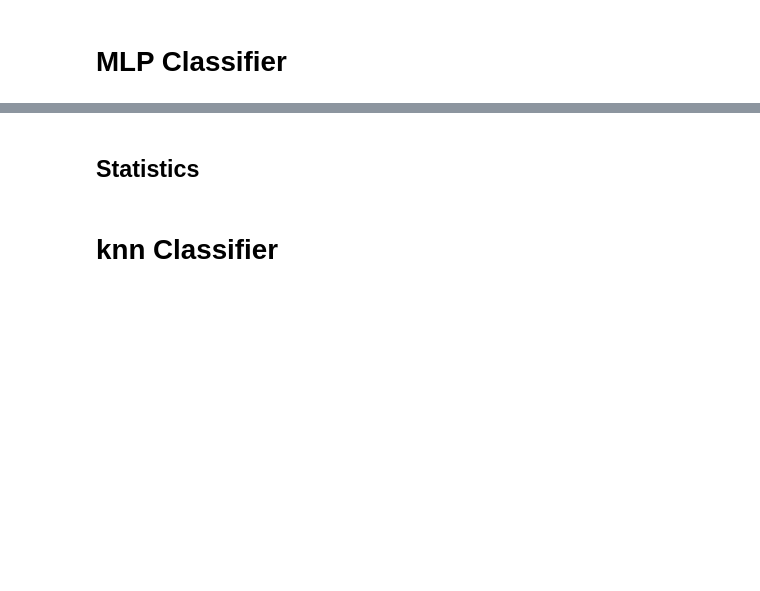
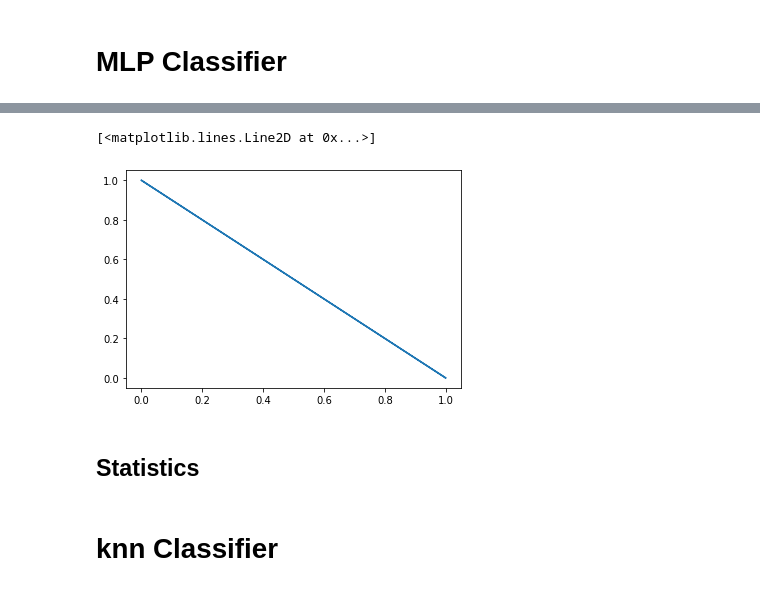
Before and after one commit to GenosW/ml-exercises, a Jupyter notebook: exercise2/Wine.ipynb, the cells around one changed output, grey strips where cells are left out. Saved outputs shown, nothing was run; the diff lists cells and outputs as text; code cells hidden in the pictures; blank space fills up the shorter version.

```diff
--- a/exercise2/Wine.ipynb
+++ b/exercise2/Wine.ipynb
@@ -41,0 +65,5 @@ y = wine["quality"]
+# %%
+X = wine.values #returns a numpy array
+min_max_scaler = preprocessing.MinMaxScaler()
+x_scaled = min_max_scaler.fit_transform(X)
+X_norm = pd.DataFrame(x_scaled)
@@ -42,5 +72,5 @@ y = wine["quality"]
 # %%
-X_train, X_test, y_train, y_test = train_test_split(X, y, test_size = 0.2, random_state = 42)
+X_train, X_test, y_train, y_test = train_test_split(X, y, test_size = 0.3)
 # %%
 sc = StandardScaler()
 X_train = sc.fit_transform(X_train)
@@ -48,3 +80,11 @@ X_test = sc.transform(X_test)
+# %%
+from sklearn.preprocessing import StandardScaler  # doctest: +SKIP
+scaler = StandardScaler()  # doctest: +SKIP
+# Don't cheat - fit only on training data
+scaler.fit(X_train)  # doctest: +SKIP
+X_train = scaler.transform(X_train)  # doctest: +SKIP
+# apply same transformation to test data
+X_test = scaler.transform(X_test)  # doctest: +SKIP
 # %% [markdown]
 # MLP Classifier
 # %%
@@ -81,8 +121,10 @@ h = [10,100]
 #    print("")
 #print("")
 # %%
-l = 500
-clf = MLPClassifier(max_iter=500,activation="relu",hidden_layer_sizes=(l,l,l),alpha=0.01)
+l = 400
+clf = MLPClassifier(max_iter=500,activation="relu",hidden_layer_sizes=(l,l,l),alpha=0.001)
 clf.fit(X_train, y_train)
 Y_pred = clf.predict(X_test)
 print("hidden_size: ",l,"score: ",accuracy_score(y_test, Y_pred))
+
+Cost = clf.predict_proba(X_test)
@@ -89,3 +153,8 @@ print("hidden_size: ",l,"score: ",accuracy_score(y_test, Y_pred))
+# %%
+plt.plot(Cost[:,0],Cost[:,1])
+# %% [output]
+[<matplotlib.lines.Line2D at 0x...>]
+[figure, added]
 # %% [markdown]
 ## Statistics
 # %%
```
Also changed, not shown: parts of 23 cells of this notebook, 7 other files.
